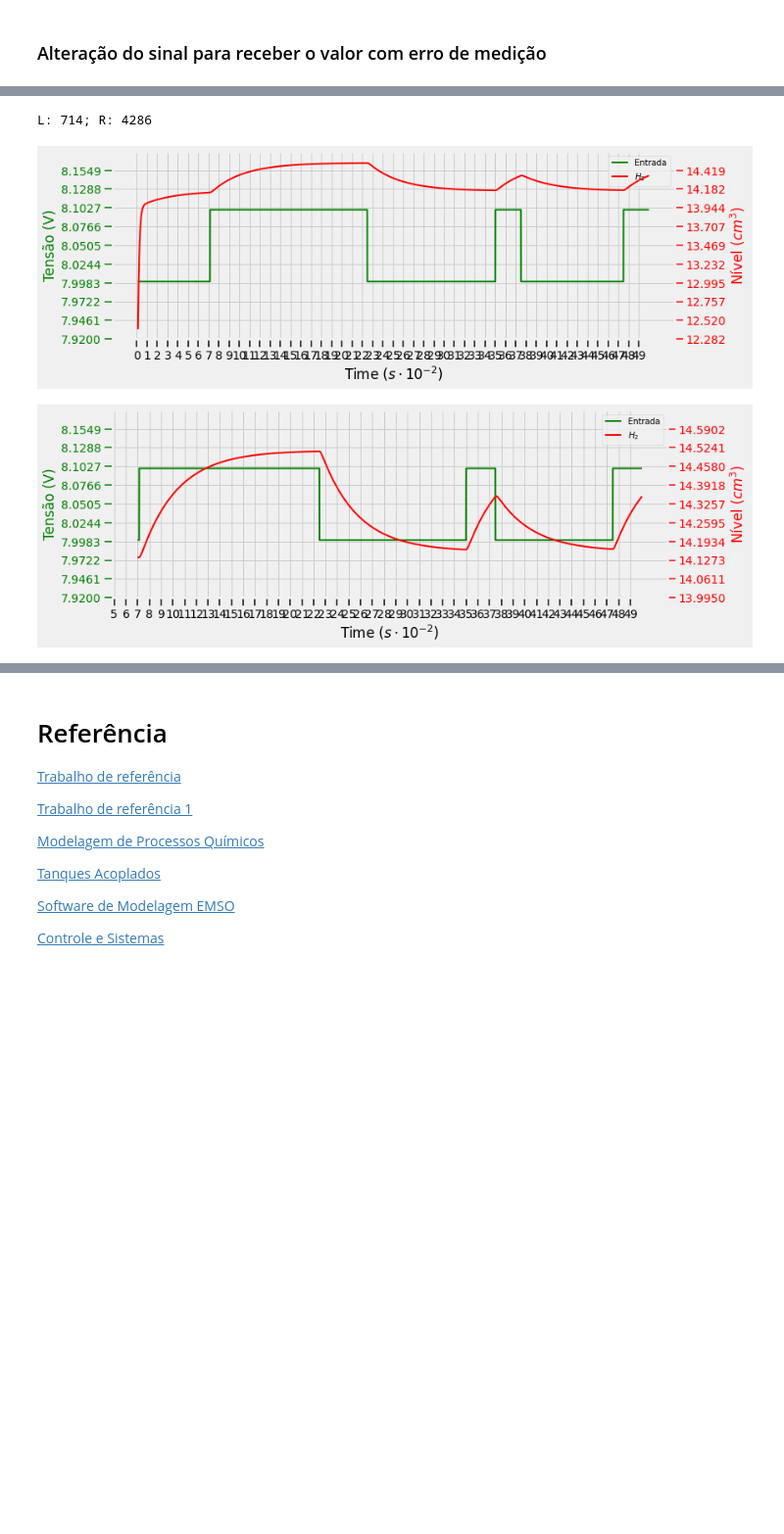
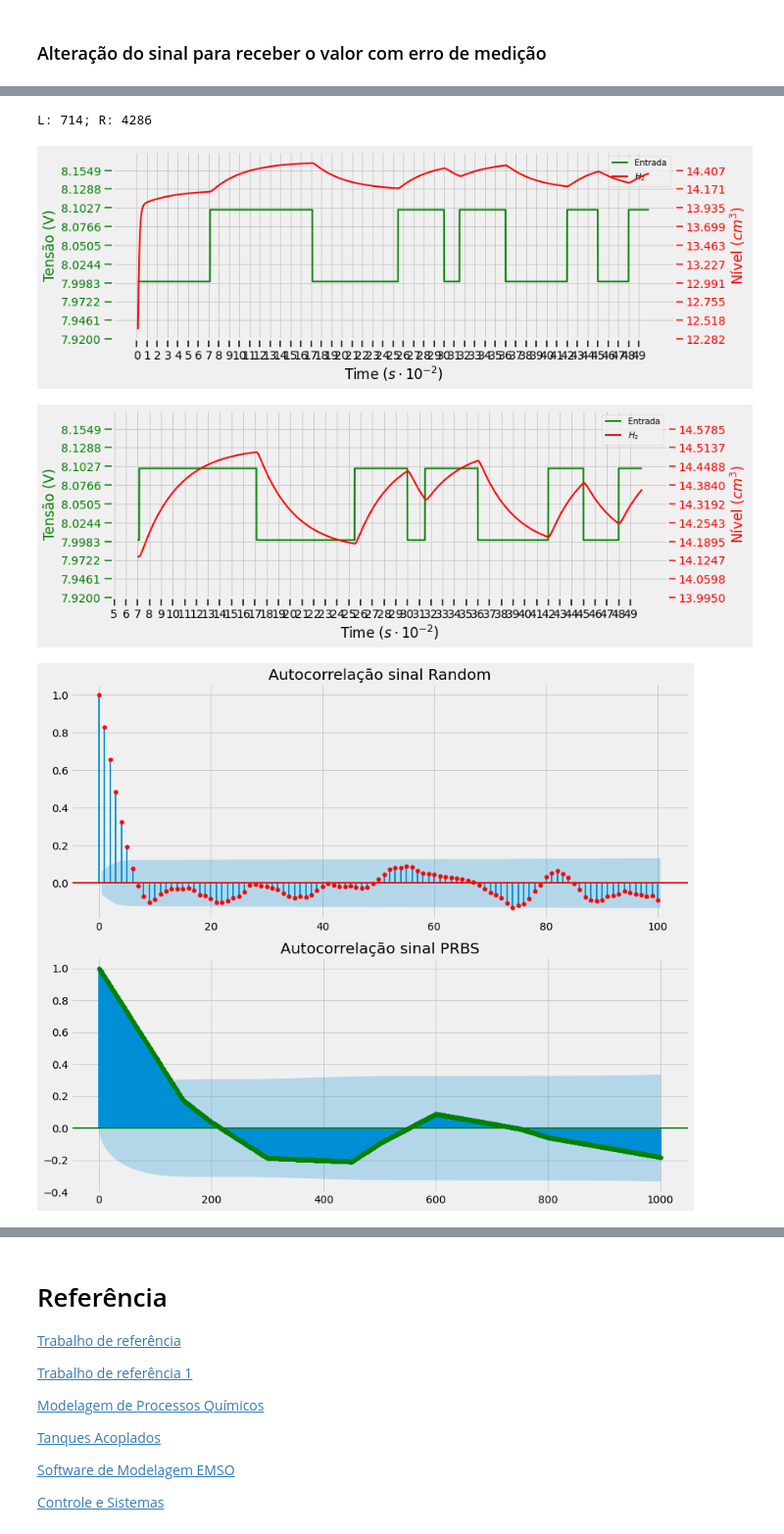
Before and after one commit to felipefrocha/esufmg-tmsd, a Jupyter notebook: modelo_tanques_acoplados/tanques_acomplados.ipynb, the cells around one changed output, grey strips where cells are left out. Shown at 98% size. Saved outputs shown, nothing was run; the diff lists cells and outputs as text; code cells hidden in the pictures; blank space fills up the shorter version.

```diff
--- a/modelo_tanques_acoplados/tanques_acomplados.ipynb
+++ b/modelo_tanques_acoplados/tanques_acomplados.ipynb
@@ -775,7 +739,7 @@ random_signal = rand_signal()
 ## Definição de m para PRBS
 b = 10
 N = tf
-Td = 250
+Td = 150
 t_prbs = np.arange(0, tf, h)
 u_prbs = prbs_signal(N, b, Td)*-1
 u = u + ((u_prbs) * 0.1 * np.append(np.zeros((left_size+1000, 1)),np.ones(right_size-1000)))
@@ -783,8 +747,17 @@ run_rk(t.copy() ,x.copy(), u , h, 10, True)
 run_rk(t.copy() ,x.copy(), u , h, 700, True)
 # %% [output]
 L: 714; R: 4286
-[figure, old version]
+[figure, new version]
-[figure, old version]
+[figure, new version]
+# %%
+rand_dataframe = pd.DataFrame(random_signal)
+prbs_dataframe = pd.DataFrame(u_prbs)
+fig, ax = plt.subplots(2,1, constrained_layout=True, figsize=(12, 10))
+sm.graphics.tsa.plot_acf(rand_dataframe.values.squeeze(), lags=100, color='r',alpha=0.05, ax=ax[0],title='Autocorrelação sinal Random')
+sm.graphics.tsa.plot_acf(prbs_dataframe.values.squeeze(), lags=1000, color='g',alpha=0.05, ax=ax[1],title='Autocorrelação sinal PRBS')
+plt.show()
+# %% [output]
+[figure, added]
 # %%
 cut = 650
 
```
Also changed, not shown: parts of 15 cells of this notebook.
